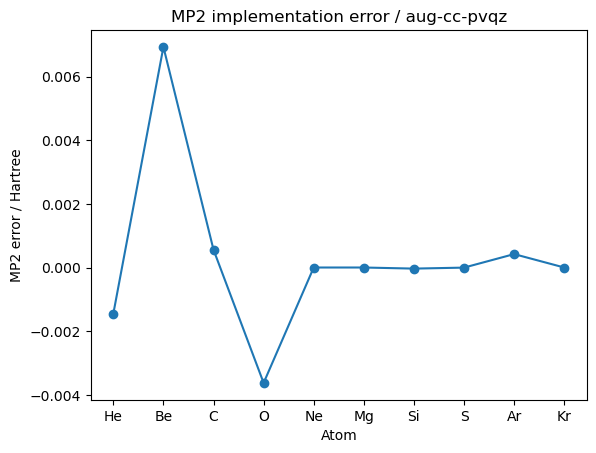
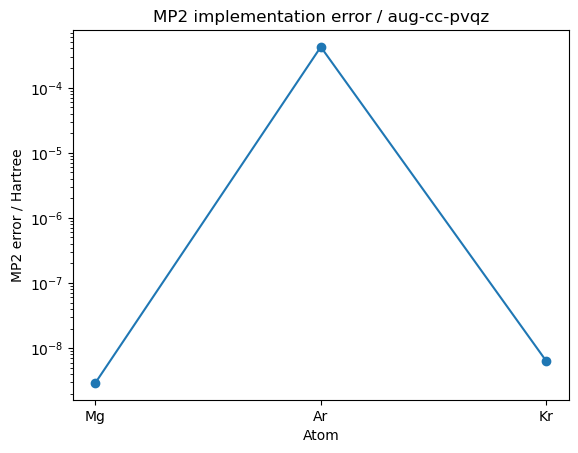
The notebook cell's code change between the first figure and the second:
--- before
+++ after
@@ -1,6 +1,6 @@
-plt.plot(a_names, np.array(abs_errors).real, marker="o", linestyle="-")
+plt.plot(a_names[3:], np.array(abs_errors).real[3:], marker="o", linestyle="-")
 
 plt.title(f"MP2 implementation error / {basis}")
-# plt.yscale('log')
+plt.yscale('log')
 plt.ylabel("MP2 error / Hartree")
 plt.xlabel("Atom")

Commit: Located a test case: He/cc-pvtz. Started working on a notebook to locate issues.